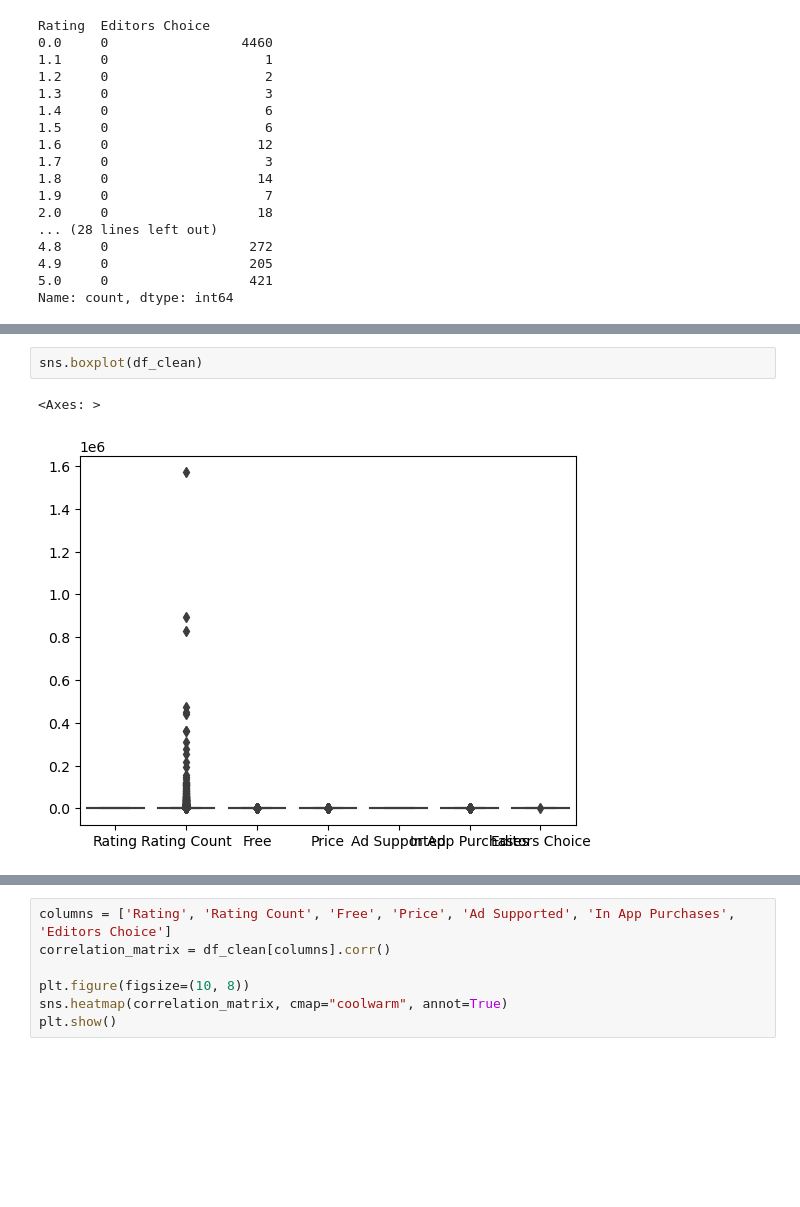
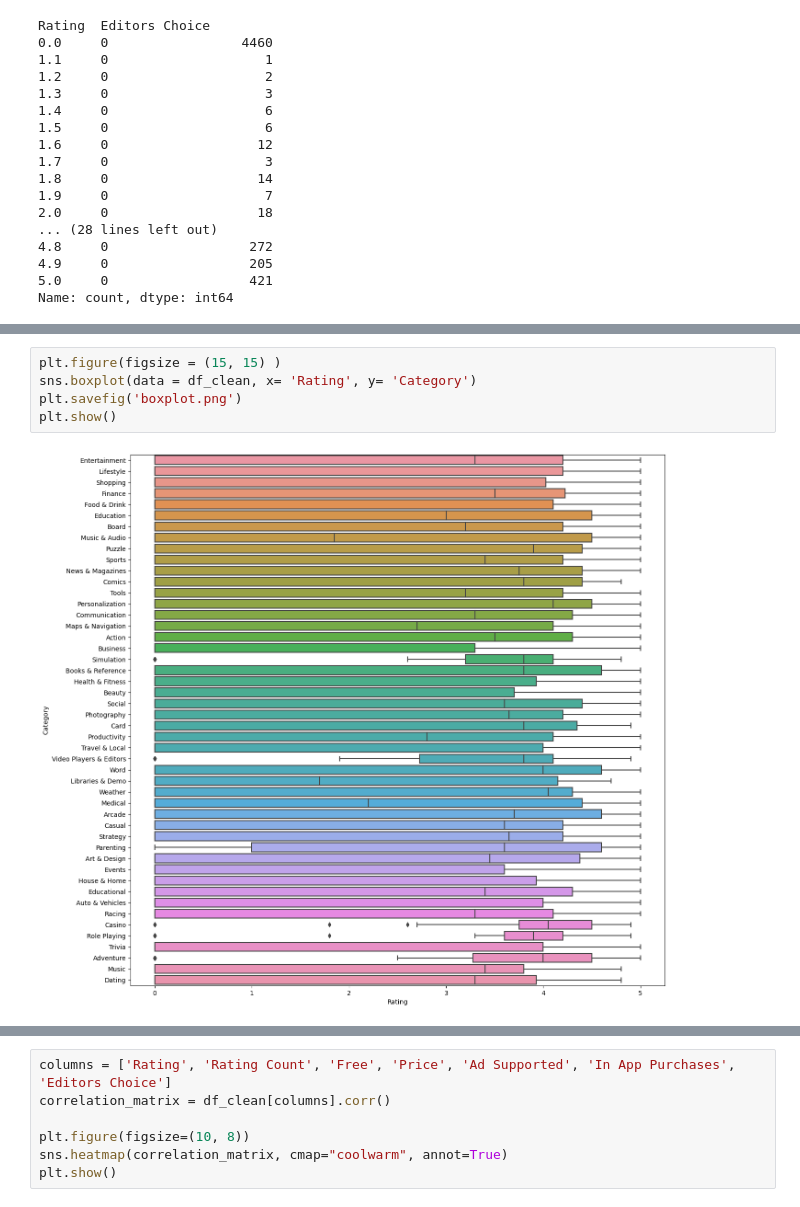
Before and after one commit to LouLan99/User-Rating-Prediction-Model, a Jupyter notebook: notebooks/02-eda copy.ipynb, the cells around one changed output, grey strips where cells are left out. Drawn from its saved outputs; the diff is of its cells as text; blank space fills up the shorter version.

Commit message:
Rerunning the notebooks and add some graphs

```diff
--- a/notebooks/02-eda copy.ipynb
+++ b/notebooks/02-eda copy.ipynb
@@ -310,8 +307,10 @@ sns.pairplot(df_clean)
 # %% [output]
 <seaborn.axisgrid.PairGrid at 0x...>
 [figure]
-# %%
-sns.boxplot(df_clean)
-# %% [output]
-<Axes: >
-[figure, removed]
+# %%
+plt.figure(figsize = (15, 15) )
+sns.boxplot(data = df_clean, x= 'Rating', y= 'Category')
+plt.savefig('boxplot.png')
+plt.show()
+# %% [output]
+[figure, added]
```
Also changed, not shown: parts of 3 cells of this notebook, 1 other file.
